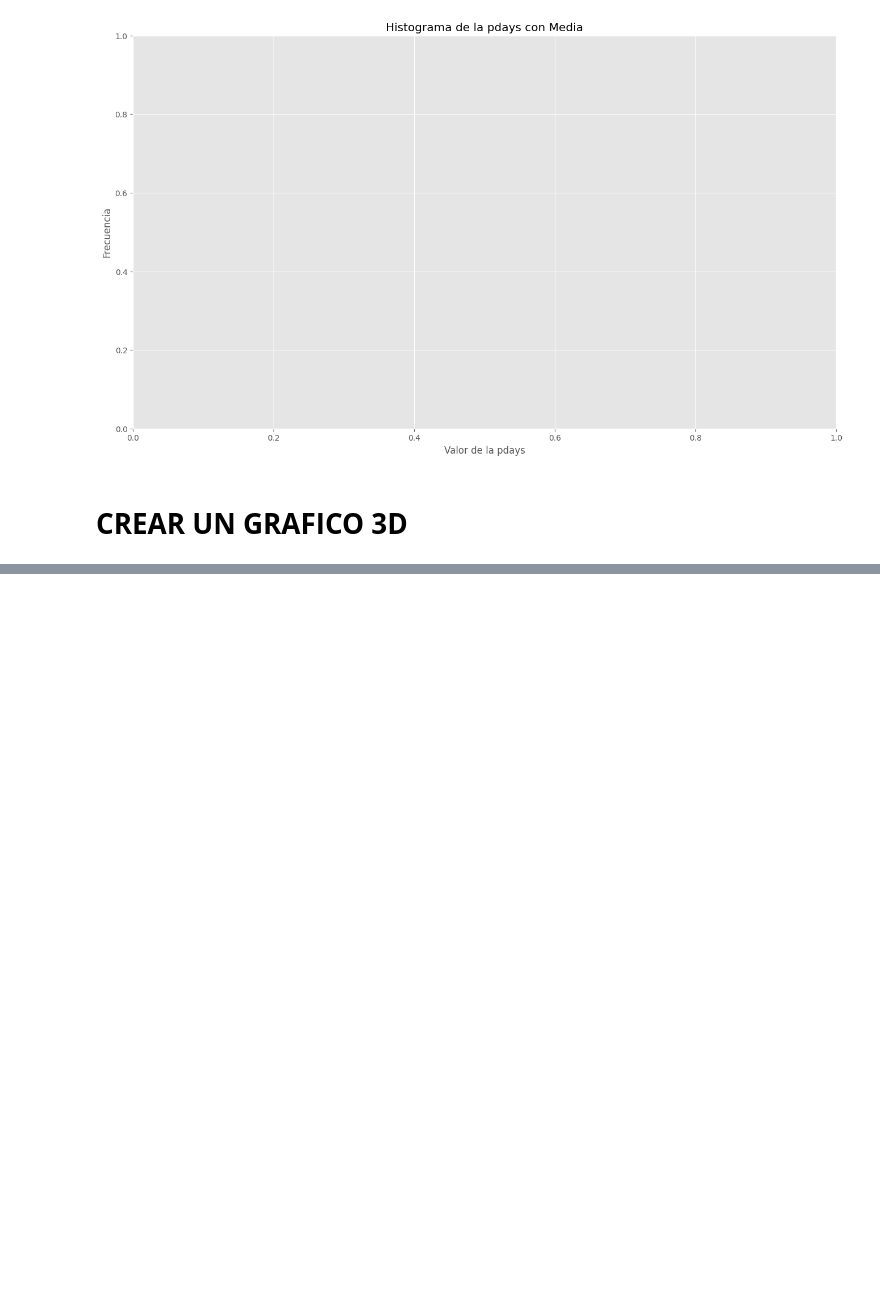
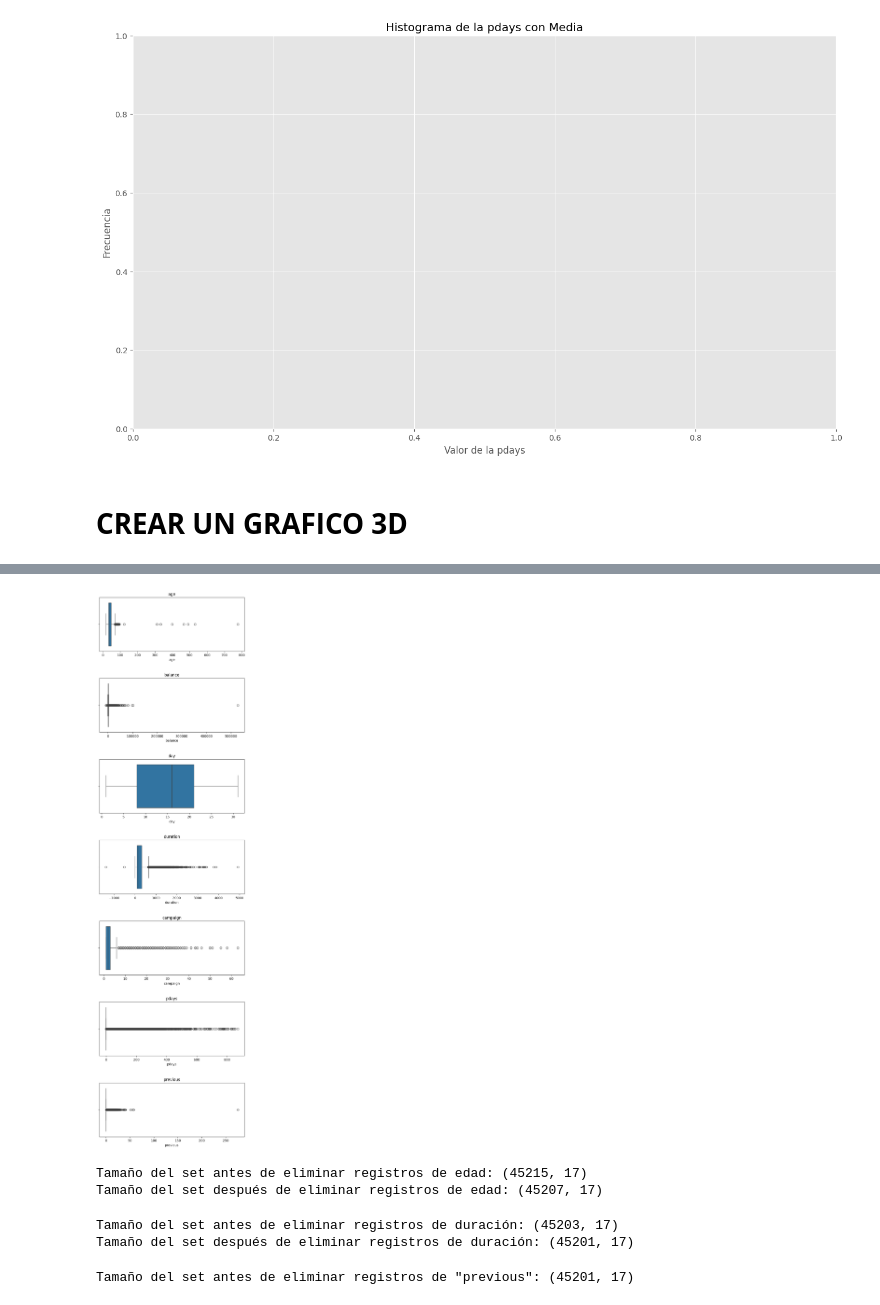
Before and after one commit to jhaircruzt/mycode, a Jupyter notebook: Dataset_banco.ipynb, the cells around one changed output, grey strips where cells are left out. Cells and saved outputs as stored; diff of their text form; code cells hidden in the pictures; blank space fills up the shorter version.

```diff
--- a/Dataset_banco.ipynb
+++ b/Dataset_banco.ipynb
@@ -339,3 +349,39 @@ df = px.scatter_3d(df, x="age", y="balance", z="day", color="campaign")
 df.show()
 # %% [output]
 [interactive output not drawn]
+# %%
+# Generar gráficas individuales pues las variables numéricas
+# están en rangos diferentes
+cols_num = ['age', 'balance', 'day', 'duration', 'campaign',
+            'pdays', 'previous']
+
+fig, ax = plt.subplots(nrows=7, ncols=1, figsize=(8,30))
+fig.subplots_adjust(hspace=0.5)
+
+for i, col in enumerate(cols_num):
+    sns.boxplot(x=col, data=df, ax=ax[i])
+    ax[i].set_title(col)
+# %% [output]
+[figure, added]
+# %%
+# Eliminar filas con "age">100
+print(f'Tamaño del set antes de eliminar registros de edad: {df.shape}')
+df.drop(df[df['age'] > 100].index, inplace=True)
+print(f'Tamaño del set después de eliminar registros de edad: {df.shape}')
+# %% [output]
+Tamaño del set antes de eliminar registros de edad: (45215, 17)
+Tamaño del set después de eliminar registros de edad: (45207, 17)
+# %%
+# Eliminar filas con "duration"<0
+print(f'Tamaño del set antes de eliminar registros de duración: {df.shape}')
+df.drop(df[df['duration'] < 0].index, inplace=True)
+print(f'Tamaño del set después de eliminar registros de duración: {df.shape}')
+# %% [output]
+Tamaño del set antes de eliminar registros de duración: (45203, 17)
+Tamaño del set después de eliminar registros de duración: (45201, 17)
+# %%
+# Eliminar filas con "previous">100
+print(f'Tamaño del set antes de eliminar registros de "previous": {df.shape}')
+df.drop(df[df['previous'] > 100].index, inplace=True)
+# %% [output]
+Tamaño del set antes de eliminar registros de "previous": (45201, 17)
```
Also changed, not shown: parts of 17 cells of this notebook.
